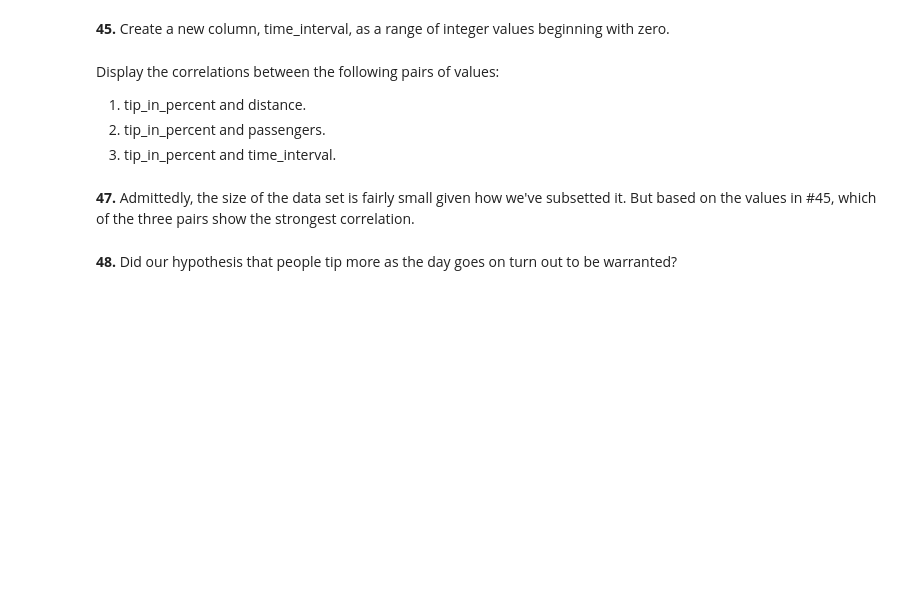
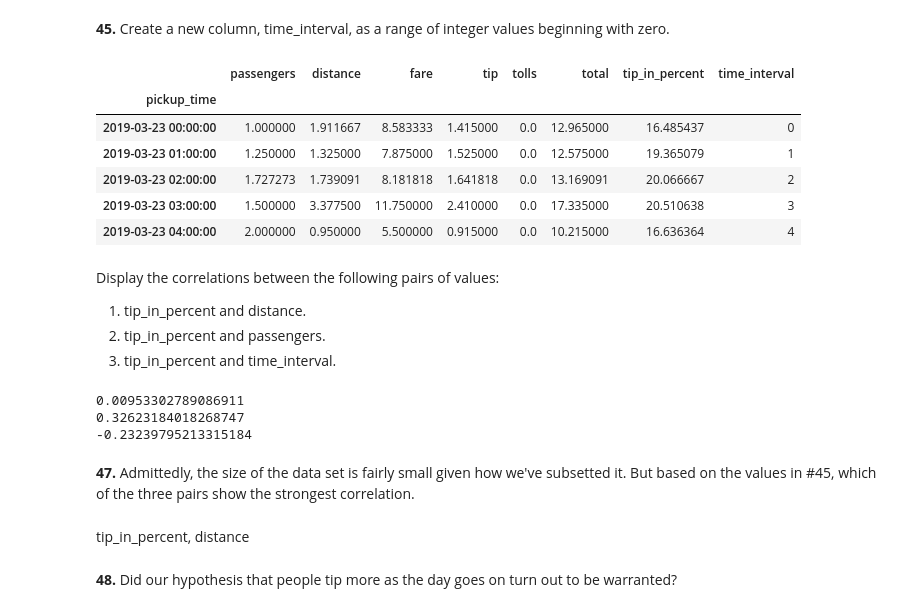
Before and after one commit to federicomichelotto/Colab, a Jupyter notebook: PandasExercises.ipynb, the cells around one changed output. Cells and saved outputs as stored; diff of their text form; code cells hidden in the pictures; blank space fills up the shorter version.

```diff
--- a/PandasExercises.ipynb
+++ b/PandasExercises.ipynb
@@ -543,11 +592,32 @@ taxis_one_day.head()
 # %% [markdown]
 **45.** Create a new column, time_interval, as a range of integer values beginning with zero.
+# %%
+df_means["time_interval"] = range(len(df_means))
+df_means.head()
+# %% [output]
+|  | passengers | distance | fare | tip | tolls | total | tip_in_percent | time_interval |
+| pickup_time |  |  |  |  |  |  |  |  |
+| 2019-03-23 00:00:00 | 1.000000 | 1.911667 | 8.583333 | 1.415000 | 0.0 | 12.965000 | 16.485437 | 0 |
+| 2019-03-23 01:00:00 | 1.250000 | 1.325000 | 7.875000 | 1.525000 | 0.0 | 12.575000 | 19.365079 | 1 |
+| 2019-03-23 02:00:00 | 1.727273 | 1.739091 | 8.181818 | 1.641818 | 0.0 | 13.169091 | 20.066667 | 2 |
+| 2019-03-23 03:00:00 | 1.500000 | 3.377500 | 11.750000 | 2.410000 | 0.0 | 17.335000 | 20.510638 | 3 |
+| 2019-03-23 04:00:00 | 2.000000 | 0.950000 | 5.500000 | 0.915000 | 0.0 | 10.215000 | 16.636364 | 4 |
 # %% [markdown]
 Display the correlations between the following pairs of values:
 1. tip_in_percent and distance.
 1. tip_in_percent and passengers.
 1. tip_in_percent and time_interval.
+# %%
+print(df_means["tip_in_percent"].corr(df_means["distance"]))
+print(df_means["tip_in_percent"].corr(df_means["passengers"]))
+print(df_means["tip_in_percent"].corr(df_means["time_interval"]))
+# %% [output]
+0.00953302789086911
+0.32623184018268747
+-0.23239795213315184
 # %% [markdown]
 **47.** Admittedly, the size of the data set is fairly small given how we've subsetted it.  But based on the values in #45, which of the three pairs show the strongest correlation.
+# %% [markdown]
+tip_in_percent, distance
 # %% [markdown]
 **48.** Did our hypothesis that people tip more as the day goes on turn out to be warranted?
```
Also changed, not shown: parts of 4 cells of this notebook.
